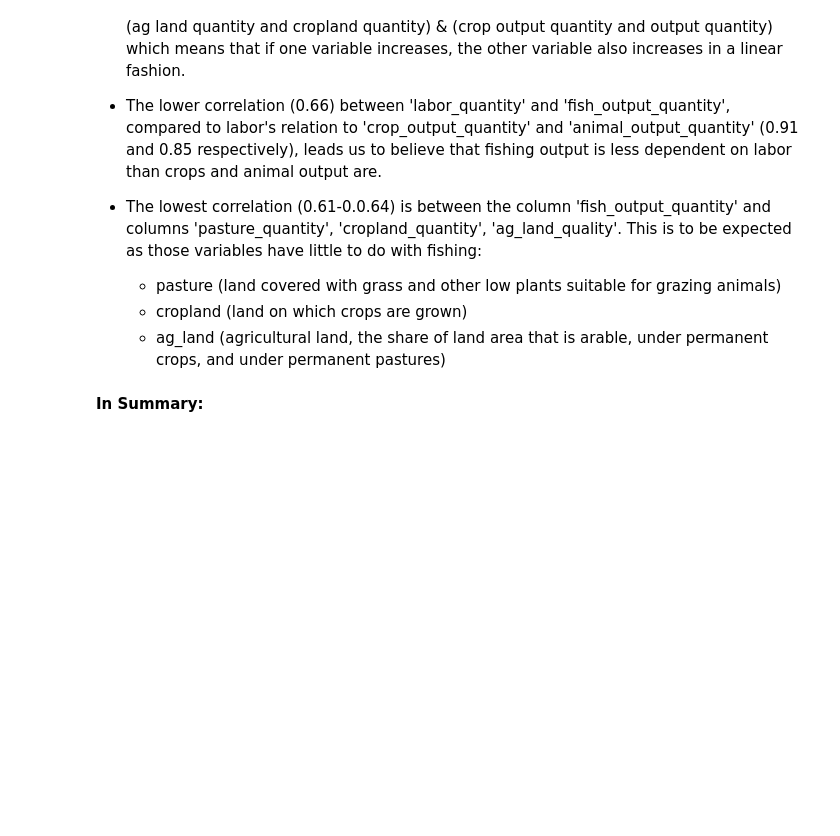
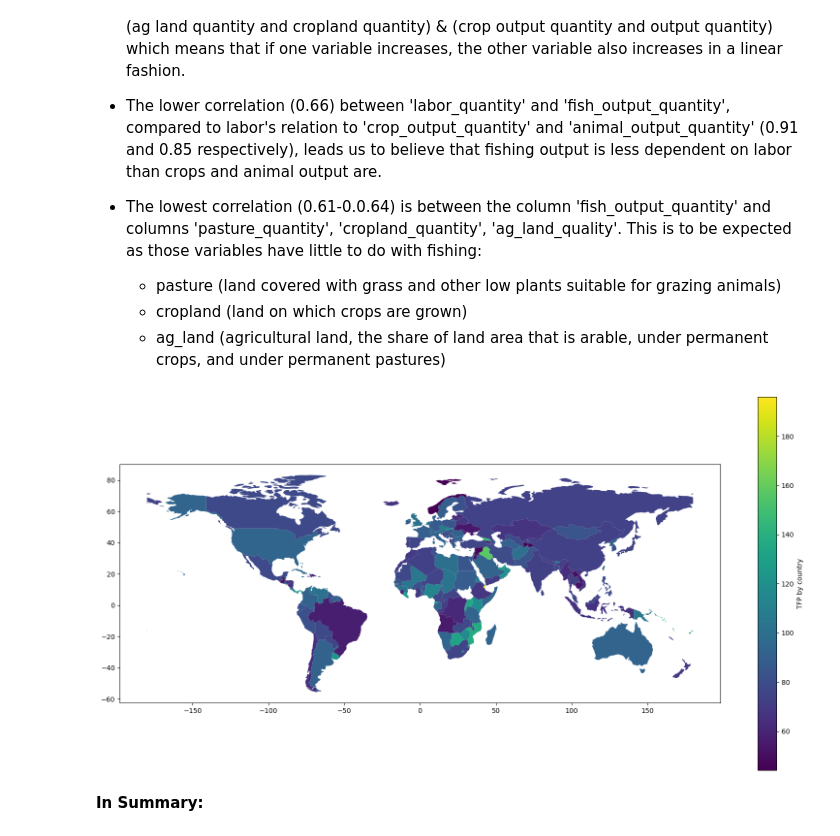
Before and after one commit to InesDew/NOVA-Agros, a Jupyter notebook: Showcase_group_16.ipynb, the cells around one changed output. Cells and saved outputs as stored; diff of their text form; code cells hidden in the pictures; blank space fills up the shorter version.

Commit message:
loaded in the geodata, renamed columns with a dictionary & added the choropleth method

```diff
--- a/Showcase_group_16.ipynb
+++ b/Showcase_group_16.ipynb
@@ -107,6 +117,11 @@ After analysing the correlations between the different columns/variables of our
     * pasture (land covered with grass and other low plants suitable for grazing animals)
     * cropland (land on which crops are grown)
     * ag_land (agricultural land, the share of land area that is arable, under permanent crops, and under permanent pastures)
+# %%
+# Choropleth method
+obj.choropleth(1999)
+# %% [output]
+[figure, added]
 # %% [markdown]
 **In Summary:**
 # %% [markdown]
```
Also changed, not shown: parts of 4 cells of this notebook, 2 other files.
